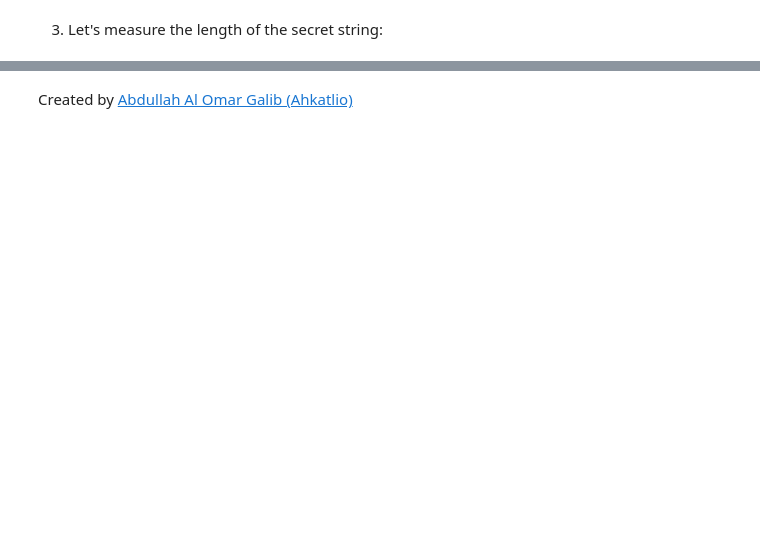
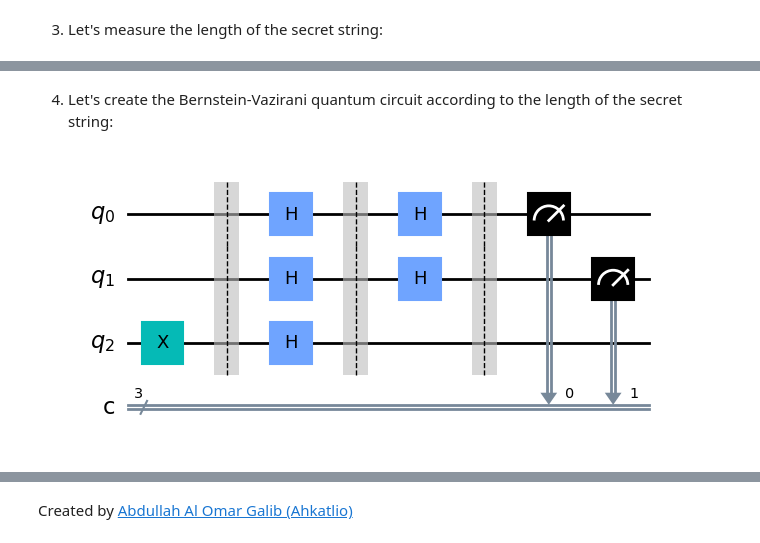
Before and after one commit to ahkatlio/QHSO_Basics_of_Qiskit, a Jupyter notebook: Books/Fundamentals/Basic_Gates/Algorithms/BV.ipynb, the cells around one changed output, grey strips where cells are left out. Saved outputs shown, nothing was run; the diff lists cells and outputs as text; code cells hidden in the pictures; blank space fills up the shorter version.

```diff
--- a/Books/Fundamentals/Basic_Gates/Algorithms/BV.ipynb
+++ b/Books/Fundamentals/Basic_Gates/Algorithms/BV.ipynb
@@ -77,3 +75,36 @@ The length of the binary string is: 4
+# %% [markdown]
+4) Let's create the Bernstein-Vazirani quantum circuit according to the length of the secret string:
+# %%
+# We define our quantum circuit
+qc = QuantumCircuit(length + 1, length+1)
+
+# We apply X-gate to the last qubit
+qc.x(length)
+qc.barrier()
+
+# We apply Hadamard gates to all qubits
+for i in range(length + 1):
+    qc.h(i)
+
+# We apply the oracle box
+oracle_box(hidden_code)
+qc.barrier()
+
+# We apply Hadamard gates to all qubits
+for i in range(length):
+    qc.h(i)
+
+
+qc.barrier()
+
+# We measure all qubits
+for i in range(length):
+    qc.measure(i, i)
+
+# We draw the circuit
+qc.draw(output='mpl')
+# %% [output]
+[figure, added]
 # %%
 # Define your quantum circuit
 qc = QuantumCircuit(length + 1, length+1)
```
Also changed, not shown: parts of 4 cells of this notebook.
